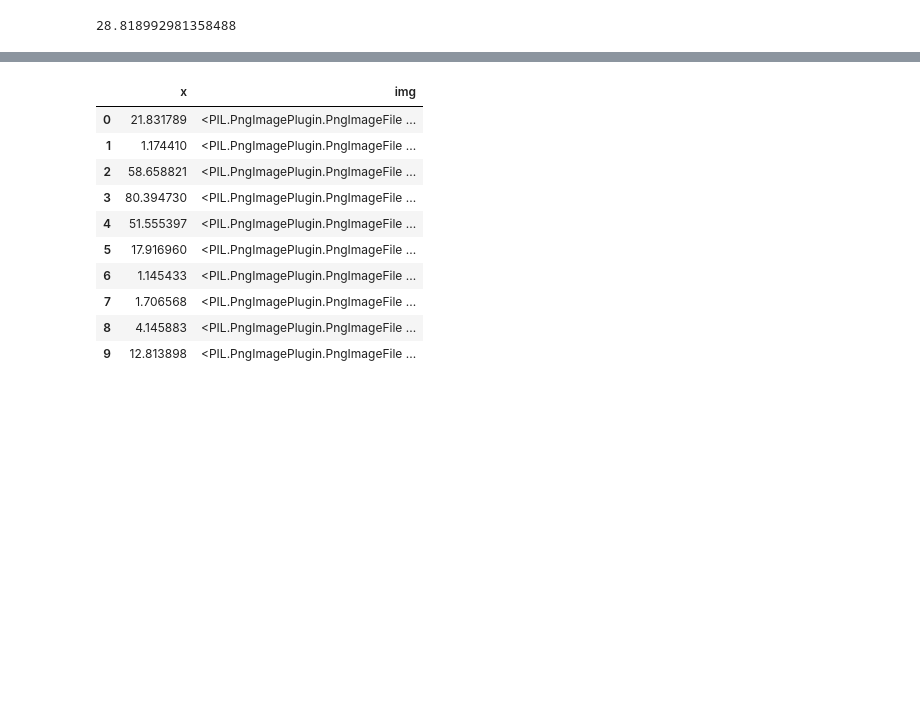
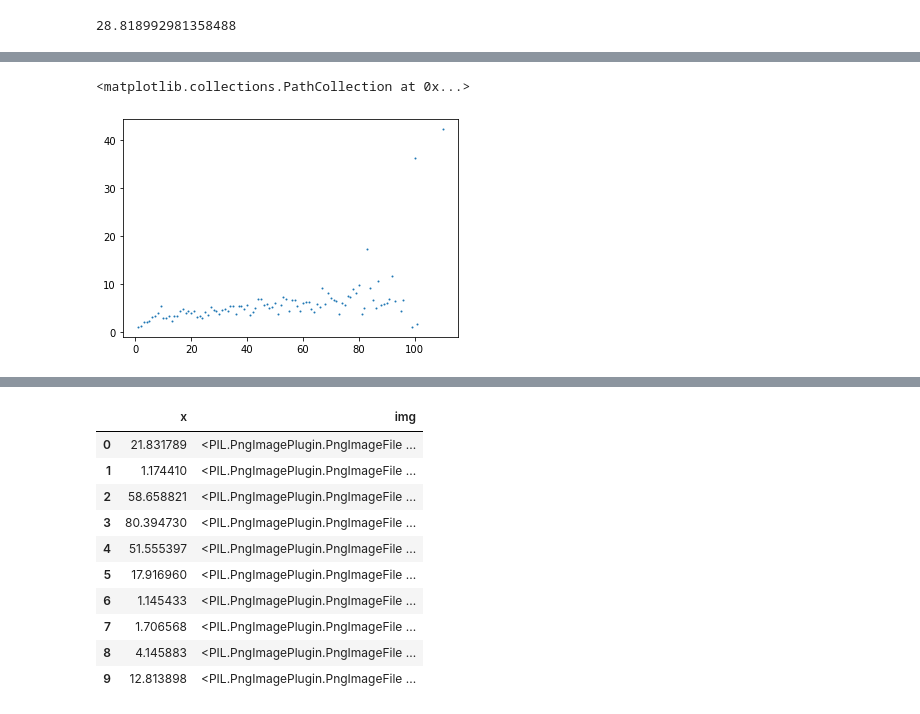
Before and after one commit to jvanelteren/age_prediction, a Jupyter notebook: age_pure_pytorch.ipynb, the cells around one changed output, grey strips where cells are left out. Saved outputs shown, nothing was run; the diff lists cells and outputs as text; code cells hidden in the pictures; blank space fills up the shorter version.

```diff
--- a/age_pure_pytorch.ipynb
+++ b/age_pure_pytorch.ipynb
@@ -349,0 +353,6 @@ len validation dataset 68
+# %%
+group = df.groupby(['actual']).agg(['count','mean'])
+plt.scatter(group.index, group['loss']['mean'], s=1)
+# %% [output]
+<matplotlib.collections.PathCollection at 0x...>
+[figure, added]
```
Also changed, not shown: parts of 7 cells of this notebook.
